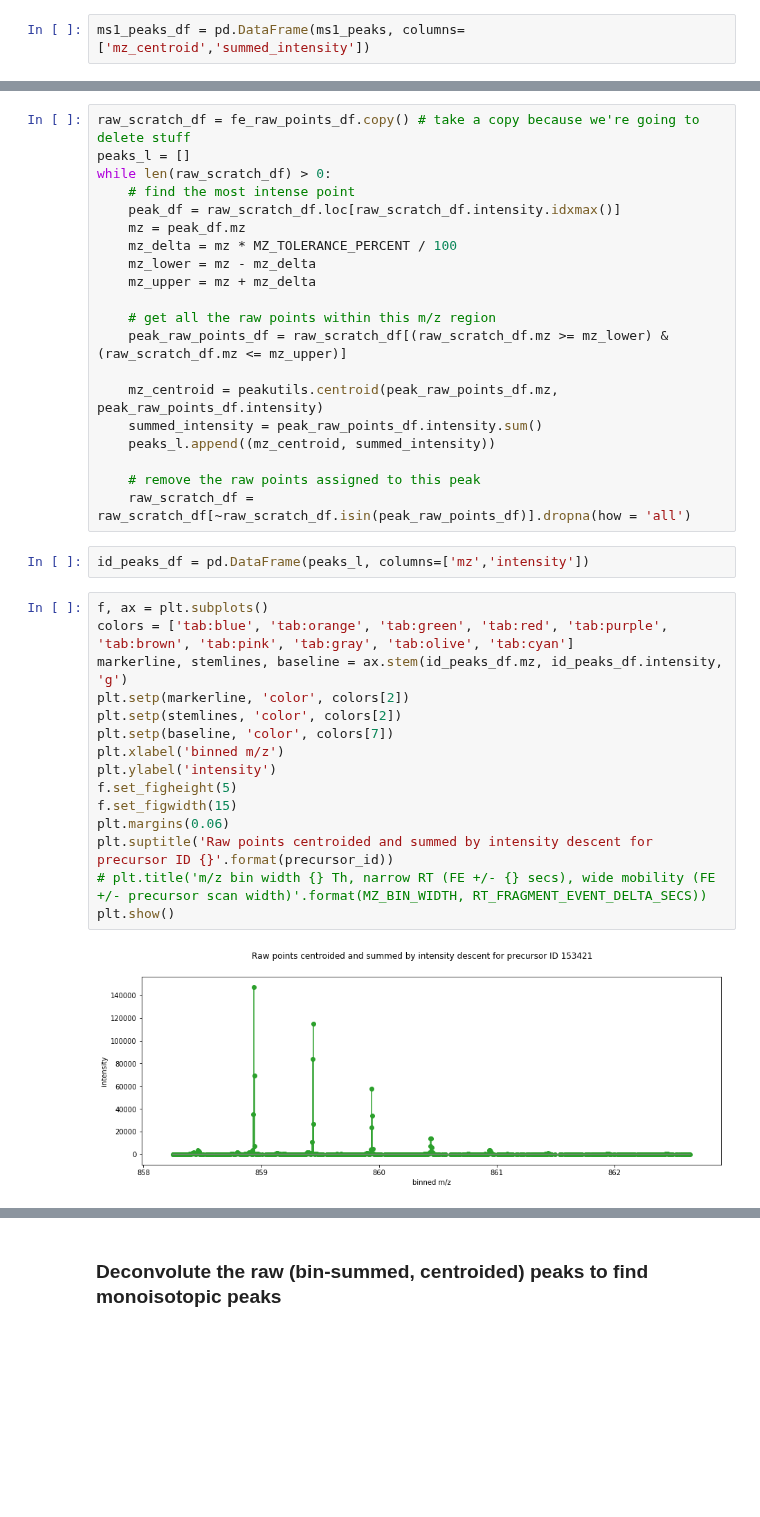
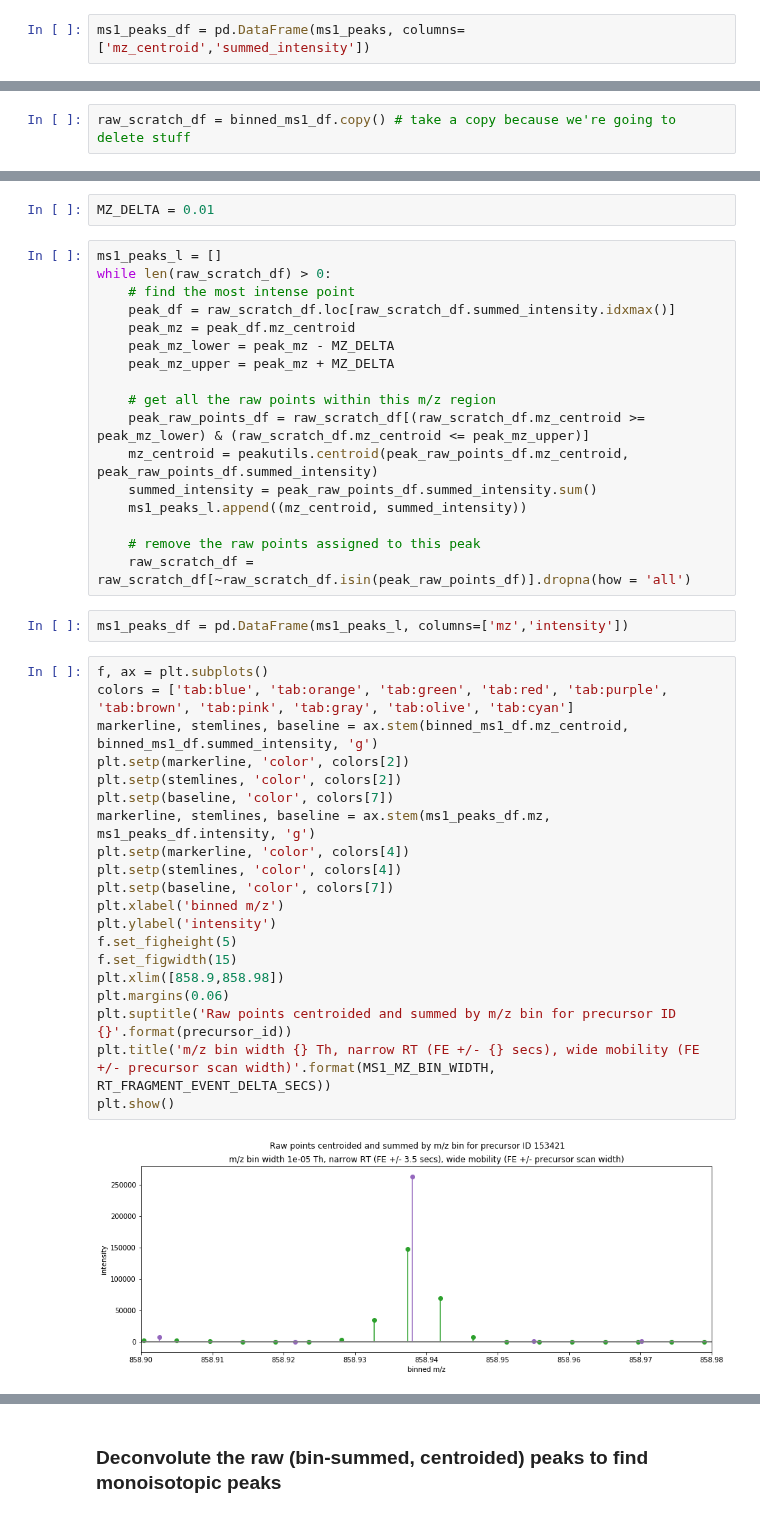
Before and after one commit to WEHI-Proteomics/tfde, a Jupyter notebook: notebooks/feature extraction from PASEF isolation windows.ipynb, the cells around one changed output, grey strips where cells are left out. Drawn from its saved outputs; the diff is of its cells as text; blank space fills up the shorter version.

```diff
--- a/notebooks/feature extraction from PASEF isolation windows.ipynb
+++ b/notebooks/feature extraction from PASEF isolation windows.ipynb
@@ -263 +350,3 @@ Try the intensity descent approach instead of binning
+# %%
+raw_scratch_df = binned_ms1_df.copy() # take a copy because we're going to delete stuff
 # %%
@@ -274,39 +356,43 @@ MZ_TOLERANCE_PERCENT = MZ_TOLERANCE_PPM * 10**-4
+# %%
+MZ_DELTA = 0.01
 # %%
-raw_scratch_df = fe_raw_points_df.copy() # take a copy because we're going to delete stuff
-peaks_l = []
+ms1_peaks_l = []
 while len(raw_scratch_df) > 0:
     # find the most intense point
-    peak_df = raw_scratch_df.loc[raw_scratch_df.intensity.idxmax()]
-    mz = peak_df.mz
-    mz_delta = mz * MZ_TOLERANCE_PERCENT / 100
-    mz_lower = mz - mz_delta
-    mz_upper = mz + mz_delta
+    peak_df = raw_scratch_df.loc[raw_scratch_df.summed_intensity.idxmax()]
+    peak_mz = peak_df.mz_centroid
+    peak_mz_lower = peak_mz - MZ_DELTA
+    peak_mz_upper = peak_mz + MZ_DELTA
 
     # get all the raw points within this m/z region
-    peak_raw_points_df = raw_scratch_df[(raw_scratch_df.mz >= mz_lower) & (raw_scratch_df.mz <= mz_upper)]
-
-    mz_centroid = peakutils.centroid(peak_raw_points_df.mz, peak_raw_points_df.intensity)
-    summed_intensity = peak_raw_points_df.intensity.sum()
-    peaks_l.append((mz_centroid, summed_intensity))
+    peak_raw_points_df = raw_scratch_df[(raw_scratch_df.mz_centroid >= peak_mz_lower) & (raw_scratch_df.mz_centroid <= peak_mz_upper)]
+    mz_centroid = peakutils.centroid(peak_raw_points_df.mz_centroid, peak_raw_points_df.summed_intensity)
+    summed_intensity = peak_raw_points_df.summed_intensity.sum()
+    ms1_peaks_l.append((mz_centroid, summed_intensity))
 
     # remove the raw points assigned to this peak
     raw_scratch_df = raw_scratch_df[~raw_scratch_df.isin(peak_raw_points_df)].dropna(how = 'all')
 # %%
-id_peaks_df = pd.DataFrame(peaks_l, columns=['mz','intensity'])
+ms1_peaks_df = pd.DataFrame(ms1_peaks_l, columns=['mz','intensity'])
 # %%
 f, ax = plt.subplots()
 colors = ['tab:blue', 'tab:orange', 'tab:green', 'tab:red', 'tab:purple', 'tab:brown', 'tab:pink', 'tab:gray', 'tab:olive', 'tab:cyan']
-markerline, stemlines, baseline = ax.stem(id_peaks_df.mz, id_peaks_df.intensity, 'g')
+markerline, stemlines, baseline = ax.stem(binned_ms1_df.mz_centroid, binned_ms1_df.summed_intensity, 'g')
 plt.setp(markerline, 'color', colors[2])
 plt.setp(stemlines, 'color', colors[2])
+plt.setp(baseline, 'color', colors[7])
+markerline, stemlines, baseline = ax.stem(ms1_peaks_df.mz, ms1_peaks_df.intensity, 'g')
+plt.setp(markerline, 'color', colors[4])
+plt.setp(stemlines, 'color', colors[4])
 plt.setp(baseline, 'color', colors[7])
 plt.xlabel('binned m/z')
 plt.ylabel('intensity')
 f.set_figheight(5)
 f.set_figwidth(15)
+plt.xlim([858.9,858.98])
 plt.margins(0.06)
-plt.suptitle('Raw points centroided and summed by intensity descent for precursor ID {}'.format(precursor_id))
-# plt.title('m/z bin width {} Th, narrow RT (FE +/- {} secs), wide mobility (FE +/- precursor scan width)'.format(MZ_BIN_WIDTH, RT_FRAGMENT_EVENT_DELTA_SECS))
+plt.suptitle('Raw points centroided and summed by m/z bin for precursor ID {}'.format(precursor_id))
+plt.title('m/z bin width {} Th, narrow RT (FE +/- {} secs), wide mobility (FE +/- precursor scan width)'.format(MS1_MZ_BIN_WIDTH, RT_FRAGMENT_EVENT_DELTA_SECS))
 plt.show()
 # %% [output]
-[figure, old version]
+[figure, new version]
```
Also changed, not shown: parts of 102 cells of this notebook.
